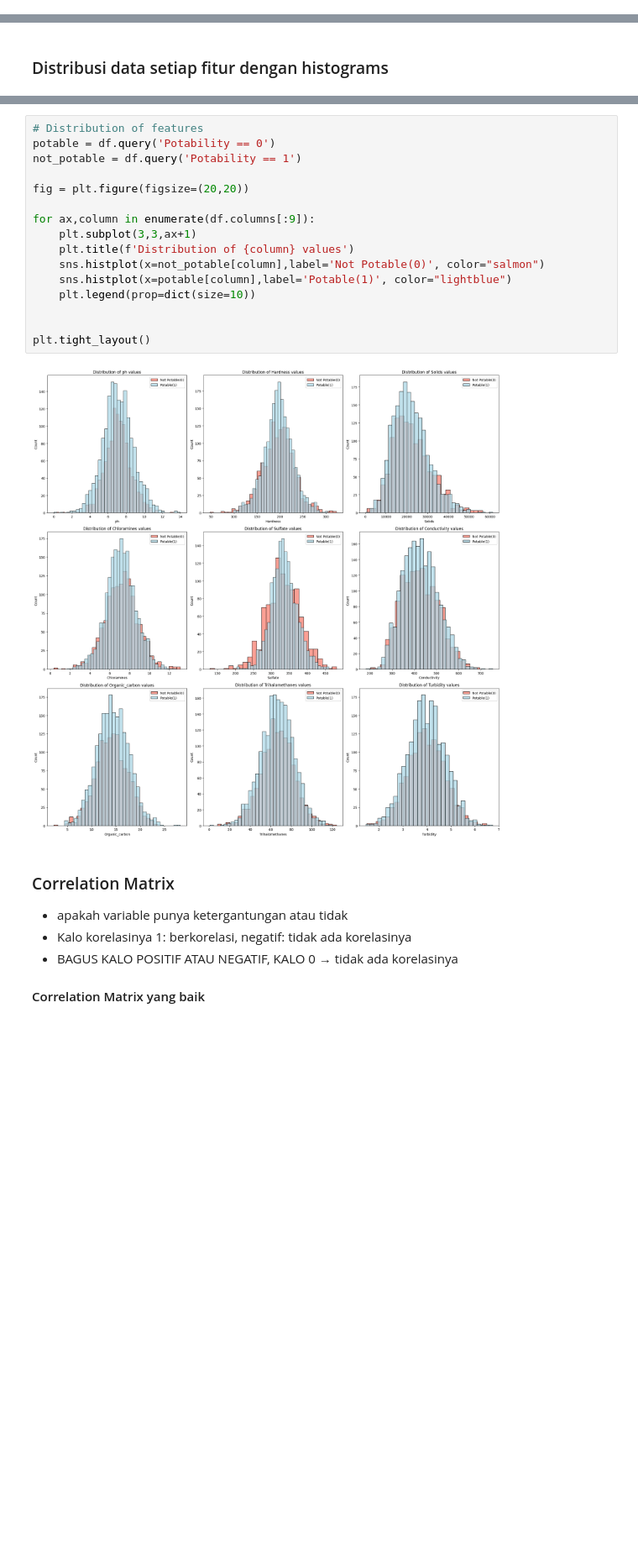
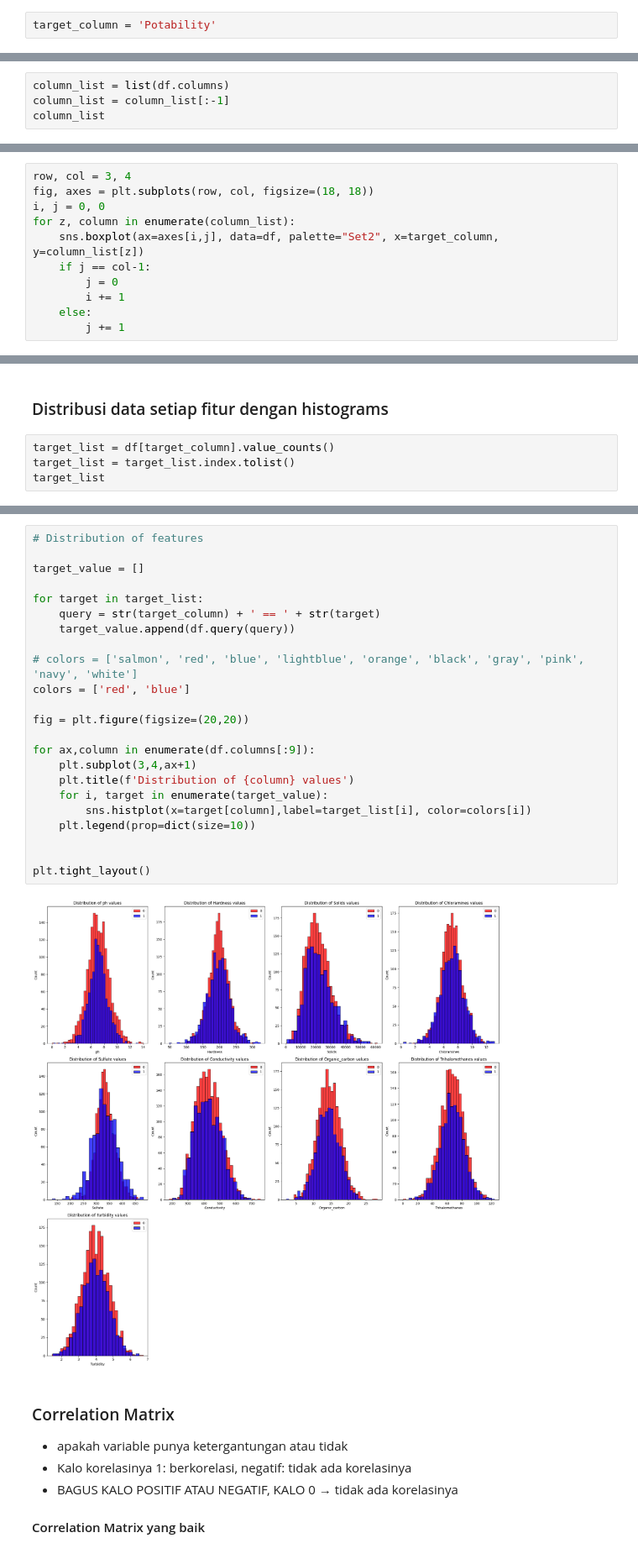
Before and after one commit to caesariodito/comp-gammafest, a Jupyter notebook: exploratory_data_analysis.ipynb, the cells around one changed output, grey strips where cells are left out. Shown at 84% size. Saved outputs shown, nothing was run; the diff lists cells and outputs as text; blank space fills up the shorter version.

Commit message:
Update exploratory_data_analysis.ipynb
Adjust the function to plot dynamic values

```diff
--- a/exploratory_data_analysis.ipynb
+++ b/exploratory_data_analysis.ipynb
@@ -11,6 +11,8 @@ df = pd.read_csv("water_potability.csv")
 df.shape # (rows, columns)
 # %% [output]
 (3276, 10)
+# %%
+target_column = 'Potability'
 # %%
 df.head()
 # %% [output]
@@ -102,0 +95,4 @@ sns.boxplot(ax=axes[1,2], data=df, palette="Set3", x='Potability', y='Organic_ca
+# %%
+column_list = list(df.columns)
+column_list = column_list[:-1]
+column_list
@@ -102,0 +109,11 @@ sns.boxplot(ax=axes[1,2], data=df, palette="Set3", x='Potability', y='Organic_ca
+# %%
+row, col = 3, 4
+fig, axes = plt.subplots(row, col, figsize=(18, 18))
+i, j = 0, 0
+for z, column in enumerate(column_list):
+    sns.boxplot(ax=axes[i,j], data=df, palette="Set2", x=target_column, y=column_list[z])
+    if j == col-1:
+        j = 0
+        i += 1
+    else:
+        j += 1
@@ -103,2 +122,6 @@ sns.boxplot(ax=axes[1,2], data=df, palette="Set3", x='Potability', y='Organic_ca
 # %% [markdown]
 ### Distribusi data setiap fitur dengan histograms
+# %%
+target_list = df[target_column].value_counts()
+target_list = target_list.index.tolist()
+target_list
@@ -105,21 +130,28 @@ sns.boxplot(ax=axes[1,2], data=df, palette="Set3", x='Potability', y='Organic_ca
 # %%
 # Distribution of features
-potable = df.query('Potability == 0')
-not_potable = df.query('Potability == 1')
+
+target_value = []
+
+for target in target_list:
+    query = str(target_column) + ' == ' + str(target)
+    target_value.append(df.query(query))
+
+# colors = ['salmon', 'red', 'blue', 'lightblue', 'orange', 'black', 'gray', 'pink', 'navy', 'white']
+colors = ['red', 'blue']
 
 fig = plt.figure(figsize=(20,20))
 
 for ax,column in enumerate(df.columns[:9]):
-    plt.subplot(3,3,ax+1)
+    plt.subplot(3,4,ax+1)
     plt.title(f'Distribution of {column} values')
-    sns.histplot(x=not_potable[column],label='Not Potable(0)', color="salmon")
-    sns.histplot(x=potable[column],label='Potable(1)', color="lightblue")
+    for i, target in enumerate(target_value):
+        sns.histplot(x=target[column],label=target_list[i], color=colors[i])
     plt.legend(prop=dict(size=10))
 
 
 plt.tight_layout()
 # %% [output]
-[figure, old version]
+[figure, new version]
 # %% [markdown]
 ### Correlation Matrix
 
```
Also changed, not shown: parts of 7 cells of this notebook.
